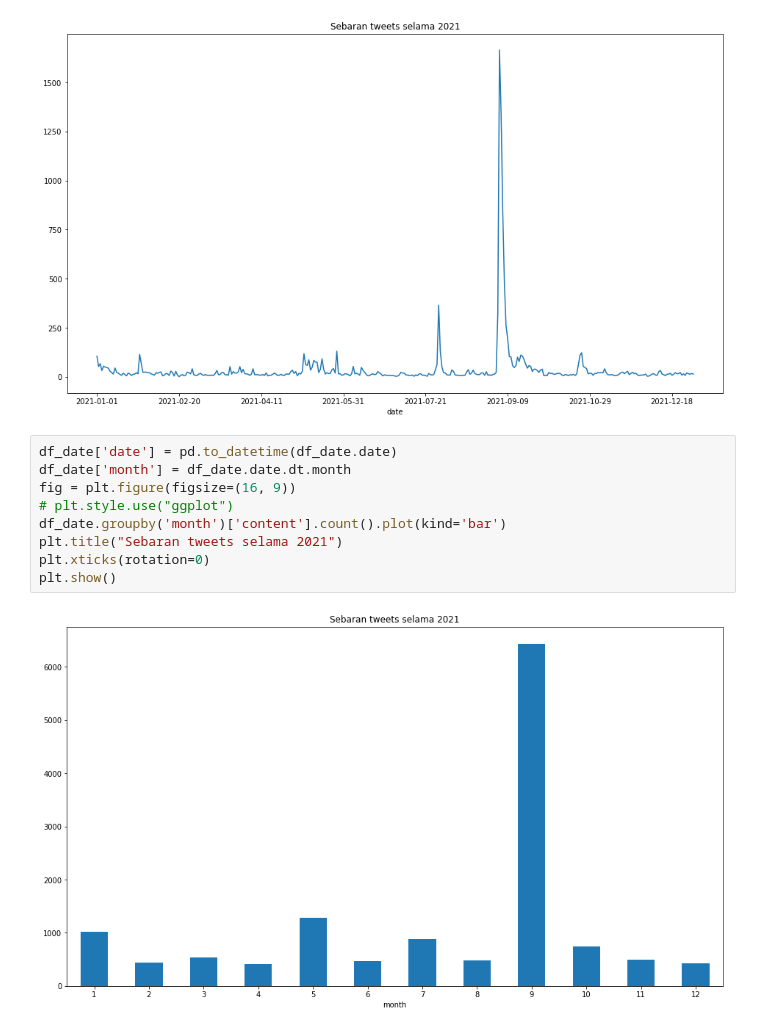
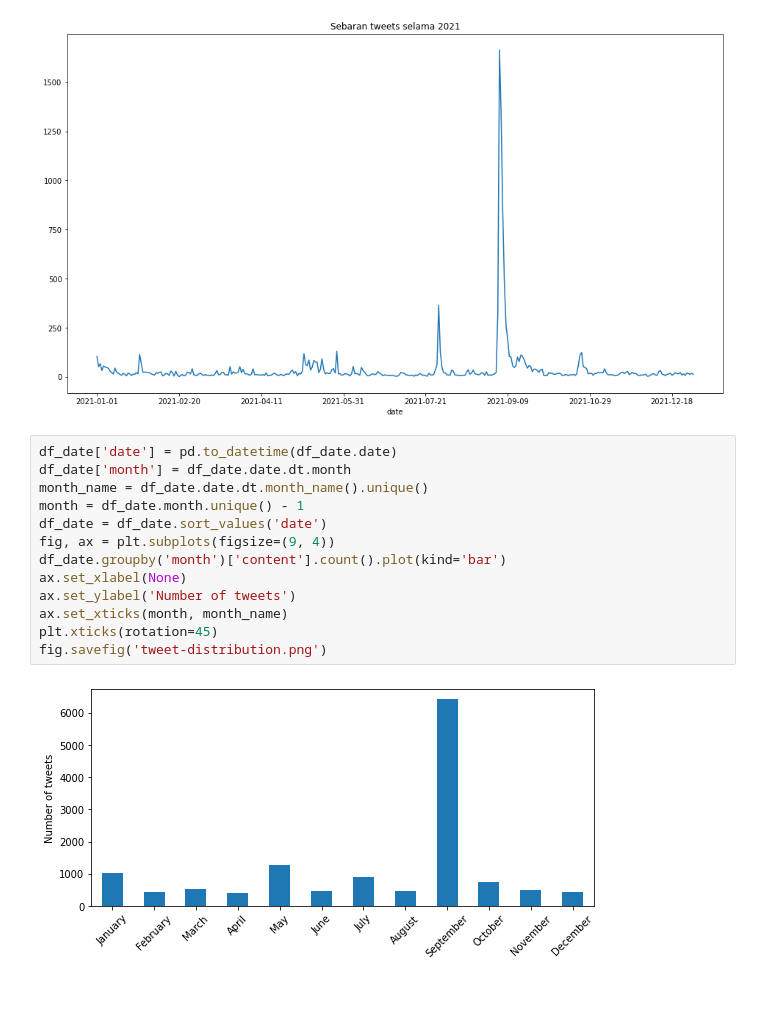
Before and after one commit to iddzzz/netizen-sentiment-analysis, a Jupyter notebook: exploratory-data-analysis.ipynb, the cells around one changed output. Drawn from its saved outputs; the diff is of its cells as text; blank space fills up the shorter version.

```diff
--- a/exploratory-data-analysis.ipynb
+++ b/exploratory-data-analysis.ipynb
@@ -147,14 +178,18 @@ plt.show()
 # %%
 df_date['date'] = pd.to_datetime(df_date.date)
 df_date['month'] = df_date.date.dt.month
-fig = plt.figure(figsize=(16, 9))
-# plt.style.use("ggplot")
+month_name = df_date.date.dt.month_name().unique()
+month = df_date.month.unique() - 1
+df_date = df_date.sort_values('date')
+fig, ax = plt.subplots(figsize=(9, 4))
 df_date.groupby('month')['content'].count().plot(kind='bar')
-plt.title("Sebaran tweets selama 2021")
-plt.xticks(rotation=0)
-plt.show()
+ax.set_xlabel(None)
+ax.set_ylabel('Number of tweets')
+ax.set_xticks(month, month_name)
+plt.xticks(rotation=45)
+fig.savefig('tweet-distribution.png')
 # %% [output]
-[figure, old version]
+[figure, new version]
 # %%
 # %% [output]
 4418     Rajin Bercuit Covid-19, Dokter AS Faheem Younus Disebut Pengikut Ahmadiyah, Netizen Ribut
```
Also changed, not shown: parts of 9 cells of this notebook, 3 other files.
